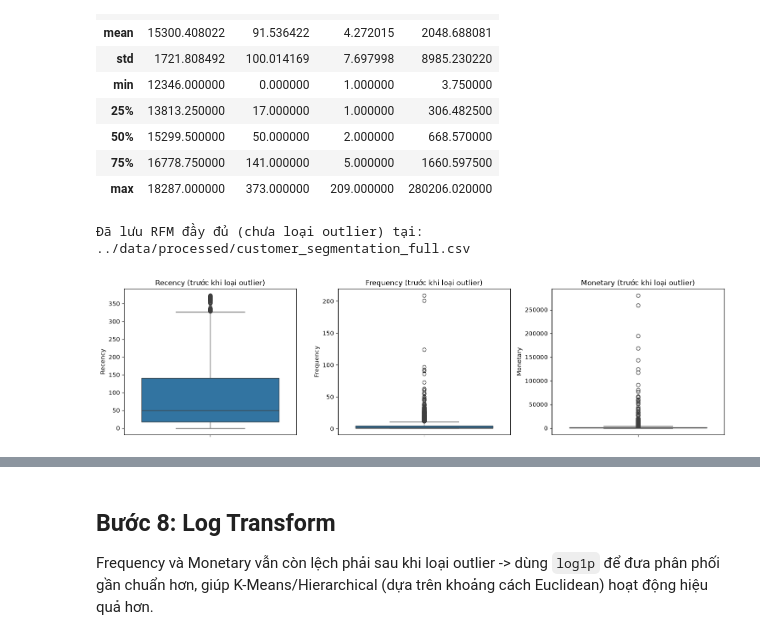
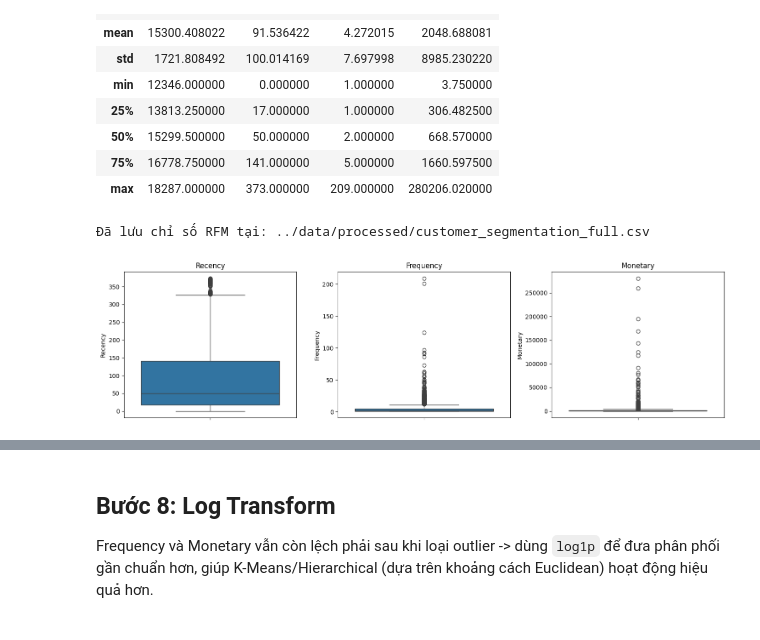
Before and after one commit to phguyen/customer-segment, a Jupyter notebook: notebooks/eda_and_preprocess (2).ipynb, the cells around one changed output, grey strips where cells are left out. Drawn from its saved outputs; the diff is of its cells as text; code cells hidden in the pictures.

```diff
--- a/notebooks/eda_and_preprocess (2).ipynb
+++ b/notebooks/eda_and_preprocess (2).ipynb
@@ -277,21 +277,20 @@ Tổng số khách hàng: 4338
 | 75% | 16778.750000 | 141.000000 | 5.000000 | 1660.597500 |
 | max | 18287.000000 | 373.000000 | 209.000000 | 280206.020000 |
 # %%
-# Lưu TOÀN BỘ RFM (bao gồm cả khách hàng sẽ bị coi là outlier ở bước sau)
-# File này dùng ở train.ipynb để dự đoán cụm cho TẤT CẢ khách hàng, kể cả outlier -
-# outlier chỉ nên bị loại khi HUẤN LUYỆN mô hình, không được loại khỏi kết quả đầu ra cuối cùng.
+# Lưu TOÀN BỘ RFM
+# File này dùng ở train.ipynb để dự đoán cụm cho TẤT CẢ khách hàng
 full_rfm_path = '../data/processed/customer_segmentation_full.csv'
 os.makedirs(os.path.dirname(full_rfm_path), exist_ok=True)
 rfm.to_csv(full_rfm_path, index=False, encoding='utf-8-sig')
-print(f"Đã lưu RFM đầy đủ (chưa loại outlier) tại: {full_rfm_path}")
+print(f"Đã lưu chỉ số RFM tại: {full_rfm_path}")
 # %% [output]
-Đã lưu RFM đầy đủ (chưa loại outlier) tại: ../data/processed/customer_segmentation_full.csv
+Đã lưu chỉ số RFM tại: ../data/processed/customer_segmentation_full.csv
 # %%
 fig, axes = plt.subplots(1, 3, figsize=(15, 4))
 for ax, col in zip(axes, ['Recency', 'Frequency', 'Monetary']):
     sns.boxplot(y=rfm[col], ax=ax)
-    ax.set_title(f'{col} (trước khi loại outlier)')
+    ax.set_title(f'{col}')
 plt.tight_layout()
 plt.show()
 # %% [output]
-[figure, old version]
+[figure, new version]
```
Also changed, not shown: parts of 11 cells of this notebook, 21 other files.
